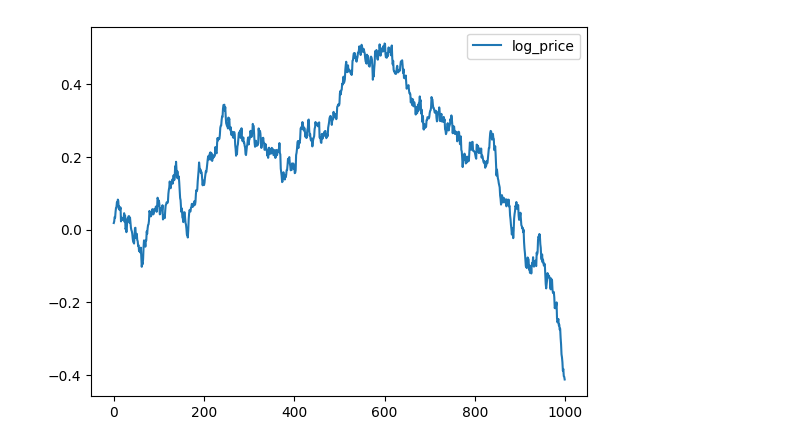
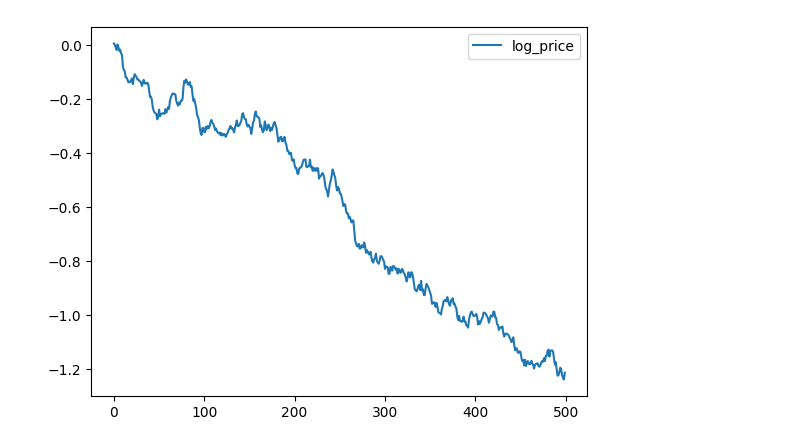
Before and after one commit to MizusakoSadanobu/kalman_filter_trade, a Jupyter notebook: playground.ipynb, the cells around one changed output. Saved outputs shown, nothing was run; the diff lists cells and outputs as text; code cells hidden in the pictures.

```diff
--- a/playground.ipynb
+++ b/playground.ipynb
@@ -1,31 +1,31 @@
 # %%
 import numpy as np
 import pandas as pd
 import matplotlib.pyplot as plt
 from pykalman import KalmanFilter
 
 # パラメータ設定
-T = 1000  # データの長さ
-a = 0.8  # AR(1)過程のパラメータ
+T = 500  # データの長さ
+a = 1.  # AR(1)過程のパラメータ
 su = 0.01
 sw = 0.0001
 
 # ノイズ生成
 u = np.random.normal(0, su, T)
 u[1:] = a * u[:-1] + np.random.normal(0, su, T - 1)
 w = np.random.normal(0, sw, T)
 w[1:] = w[:-1] + np.random.normal(0, sw, T - 1)
 
 # トレンドと対数価格の生成
 trend = np.cumsum(w)
 log_price = np.cumsum(trend + u)
 
 # DataFrameに変換
 df = pd.DataFrame({'log_price': log_price})
 df.plot()
 plt.show()
 # %% [output]
-[figure, old version]
+[figure, new version]
 # %%
 # カルマンフィルタの設定
 kf = KalmanFilter(transition_matrices=[[1, 1], [0, 1]],
```
Also changed, not shown: parts of 5 cells of this notebook.
